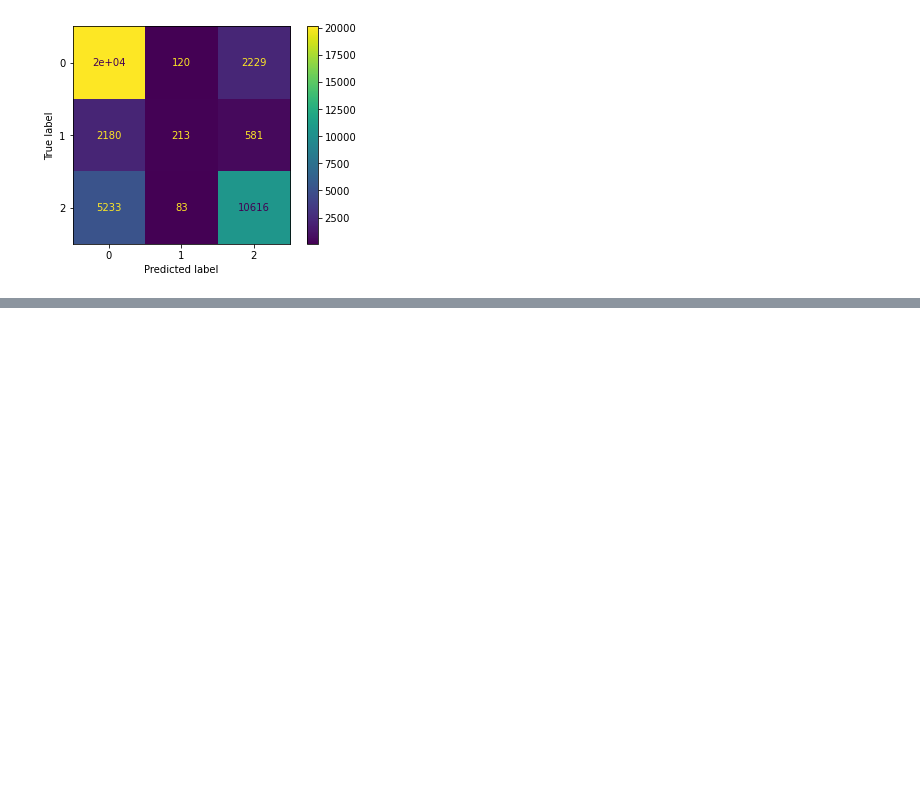
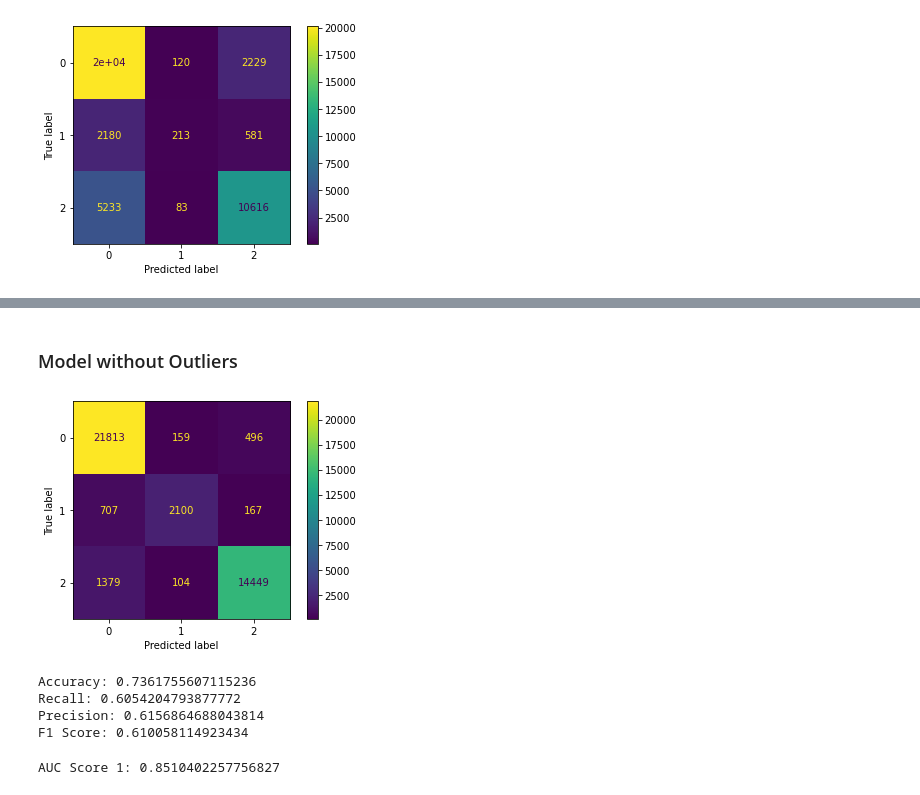
Before and after one commit to leonardkoyio/Phase-3-Project-_v1, a Jupyter notebook: index.ipynb, the cells around one changed output, grey strips where cells are left out. Drawn from its saved outputs; the diff is of its cells as text; code cells hidden in the pictures; blank space fills up the shorter version.

```diff
--- a/index.ipynb
+++ b/index.ipynb
@@ -1673,0 +1792,14 @@ NameError: name 'y_test' is not defined
+# %% [markdown]
+### Model without Outliers
+# %%
+
+
+# Fit the model on the scaled data
+model = dt.fit(X_train_2, y_train_2)
+
+# YOUR CODE HERE
+#raise NotImplementedError()
+
+ConfusionMatrixDisplay.from_estimator(estimator=model, X=X_train_2, y=y_train_2);
+# %% [output]
+[figure, added]
@@ -1673,0 +1809,30 @@ NameError: name 'y_test' is not defined
+# %%
+
+# Compute the metrics with 'macro' average for multiclass classification
+model_accuracy = accuracy_score(y_true=y_test_2, y_pred=y_hat_test)
+model_recall = recall_score(y_true=y_test_2, y_pred=y_hat_test, average='macro')
+model_precision = precision_score(y_true=y_test_2, y_pred=y_hat_test, average='macro')
+model_f1 = f1_score(y_true=y_test_2, y_pred=y_hat_test, average='macro')
+
+print("Accuracy:", model_accuracy)
+print("Recall:", model_recall)
+print("Precision:", model_precision)
+print("F1 Score:", model_f1)
+# %% [output]
+Accuracy: 0.7361755607115236
+Recall: 0.6054204793877772
+Precision: 0.6156864688043814
+F1 Score: 0.610058114923434
+# %%
+
+
+# Predict
+y_hat_test = logreg.predict_proba(X_test_2)
+
+# Calculate AUC score
+
+auc_score = roc_auc_score(y_test_2, y_hat_test, multi_class='ovr')
+y_true
+print(f'AUC Score 1: {auc_score}')
+# %% [output]
+AUC Score 1: 0.8510402257756827
```
Also changed, not shown: parts of 28 cells of this notebook.
